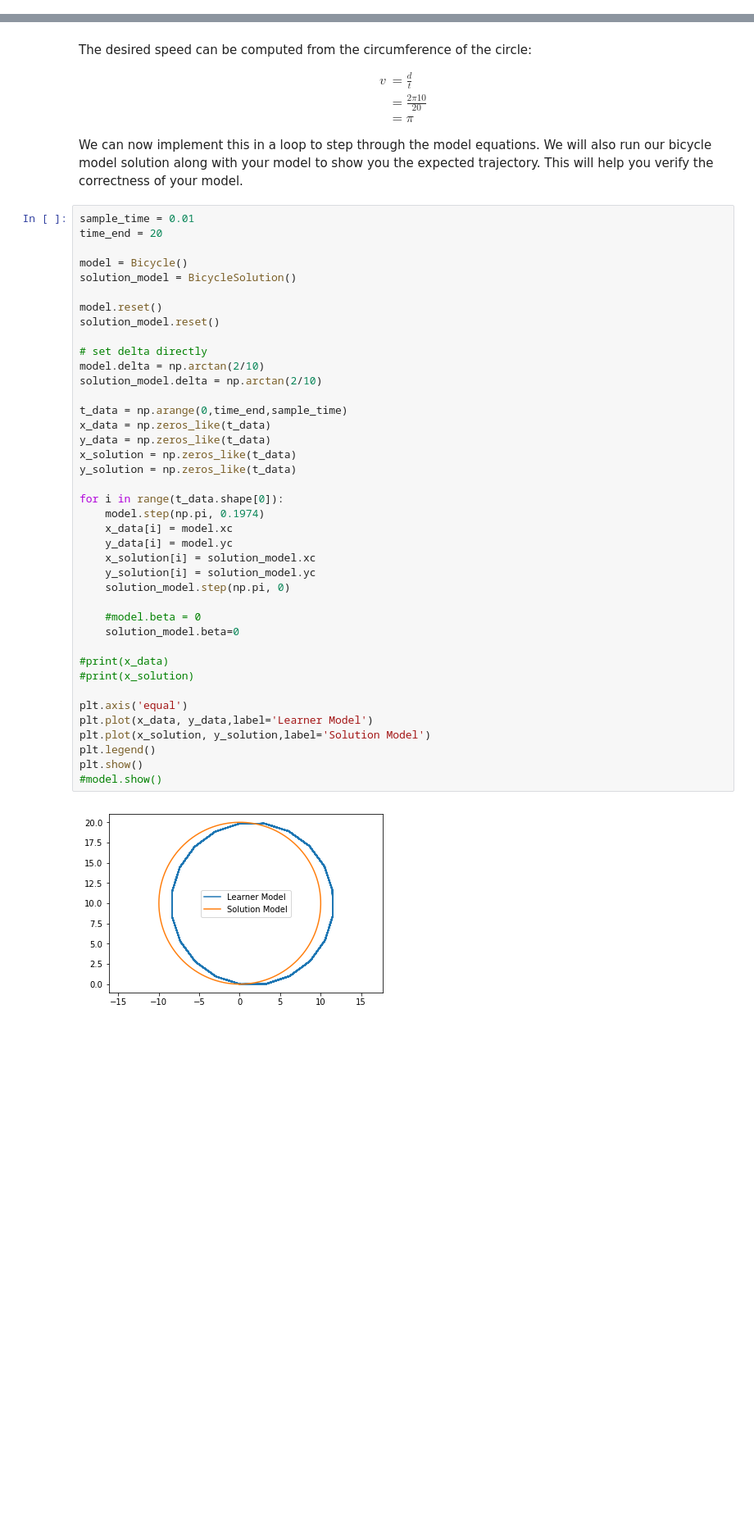
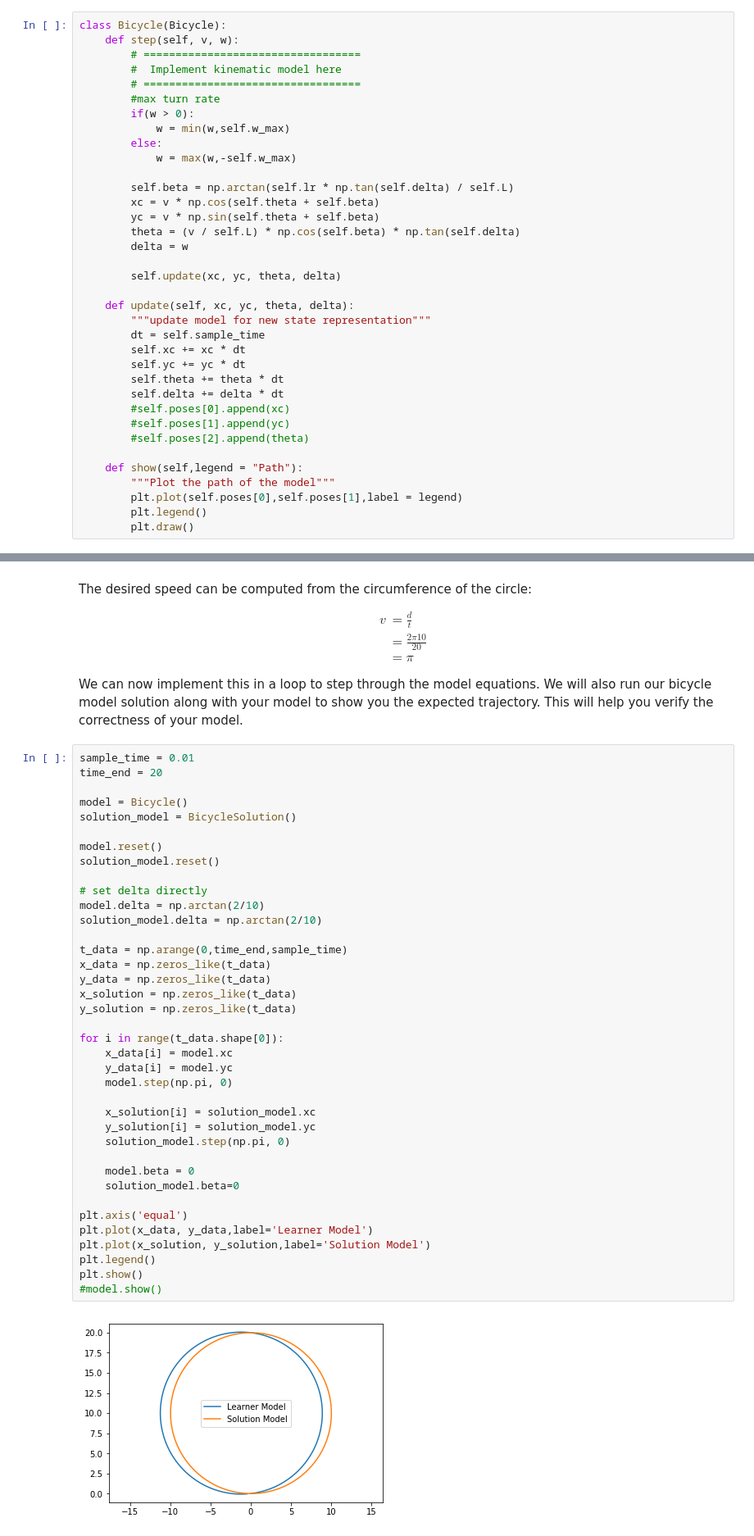
Before and after one commit to rakeshch/Coursera_SDC, a Jupyter notebook: Intro/Kinematic_Bicycle_mode.ipynb, the cells around one changed output, grey strips where cells are left out. Shown: that part at 82% size. Cells and saved outputs as stored; diff of their text form; blank space fills up the shorter version.

```diff
--- a/Intro/Kinematic_Bicycle_mode.ipynb
+++ b/Intro/Kinematic_Bicycle_mode.ipynb
@@ -99,3 +53,39 @@ class Bicycle(Bicycle):
+# %%
+class Bicycle(Bicycle):
+    def step(self, v, w):
+        # ==================================
+        #  Implement kinematic model here
+        # ==================================
+        #max turn rate
+        if(w > 0):
+            w = min(w,self.w_max)
+        else:
+            w = max(w,-self.w_max)
+
+        self.beta = np.arctan(self.lr * np.tan(self.delta) / self.L)
+        xc = v * np.cos(self.theta + self.beta)
+        yc = v * np.sin(self.theta + self.beta)
+        theta = (v / self.L) * np.cos(self.beta) * np.tan(self.delta)
+        delta = w
+
+        self.update(xc, yc, theta, delta)
+
+    def update(self, xc, yc, theta, delta):
+        """update model for new state representation"""
+        dt = self.sample_time
+        self.xc += xc * dt
+        self.yc += yc * dt
+        self.theta += theta * dt
+        self.delta += delta * dt
+        #self.poses[0].append(xc)
+        #self.poses[1].append(yc)
+        #self.poses[2].append(theta)
+
+    def show(self,legend = "Path"):
+        """Plot the path of the model"""
+        plt.plot(self.poses[0],self.poses[1],label = legend)
+        plt.legend()
+        plt.draw()
 # %% [markdown]
 With the model setup, we can now start giving bicycle inputs and producing trajectories.
 
@@ -128,39 +118,37 @@ solution_model = BicycleSolution()
 
 model.reset()
 solution_model.reset()
 
 # set delta directly
 model.delta = np.arctan(2/10)
 solution_model.delta = np.arctan(2/10)
 
 t_data = np.arange(0,time_end,sample_time)
 x_data = np.zeros_like(t_data)
 y_data = np.zeros_like(t_data)
 x_solution = np.zeros_like(t_data)
 y_solution = np.zeros_like(t_data)
 
 for i in range(t_data.shape[0]):
-    model.step(np.pi, 0.1974)
     x_data[i] = model.xc
     y_data[i] = model.yc
+    model.step(np.pi, 0)
+
     x_solution[i] = solution_model.xc
     y_solution[i] = solution_model.yc
     solution_model.step(np.pi, 0)
 
-    #model.beta = 0
+    model.beta = 0
     solution_model.beta=0
-
-#print(x_data)
-#print(x_solution)
 
 plt.axis('equal')
 plt.plot(x_data, y_data,label='Learner Model')
 plt.plot(x_solution, y_solution,label='Solution Model')
 plt.legend()
 plt.show()
 #model.show()
 # %% [output]
-[figure, old version]
+[figure, new version]
 # %% [markdown]
 The plot above shows the desired circle of 10m radius. The path is slightly offset which is caused by the sideslip effects due to $\beta$. By forcing $\beta = 0$ through uncommenting the last line in the loop, you can see that the offset disappears and the circle becomes centered at (0,10).
 
```
Also changed, not shown: parts of 8 cells of this notebook.
